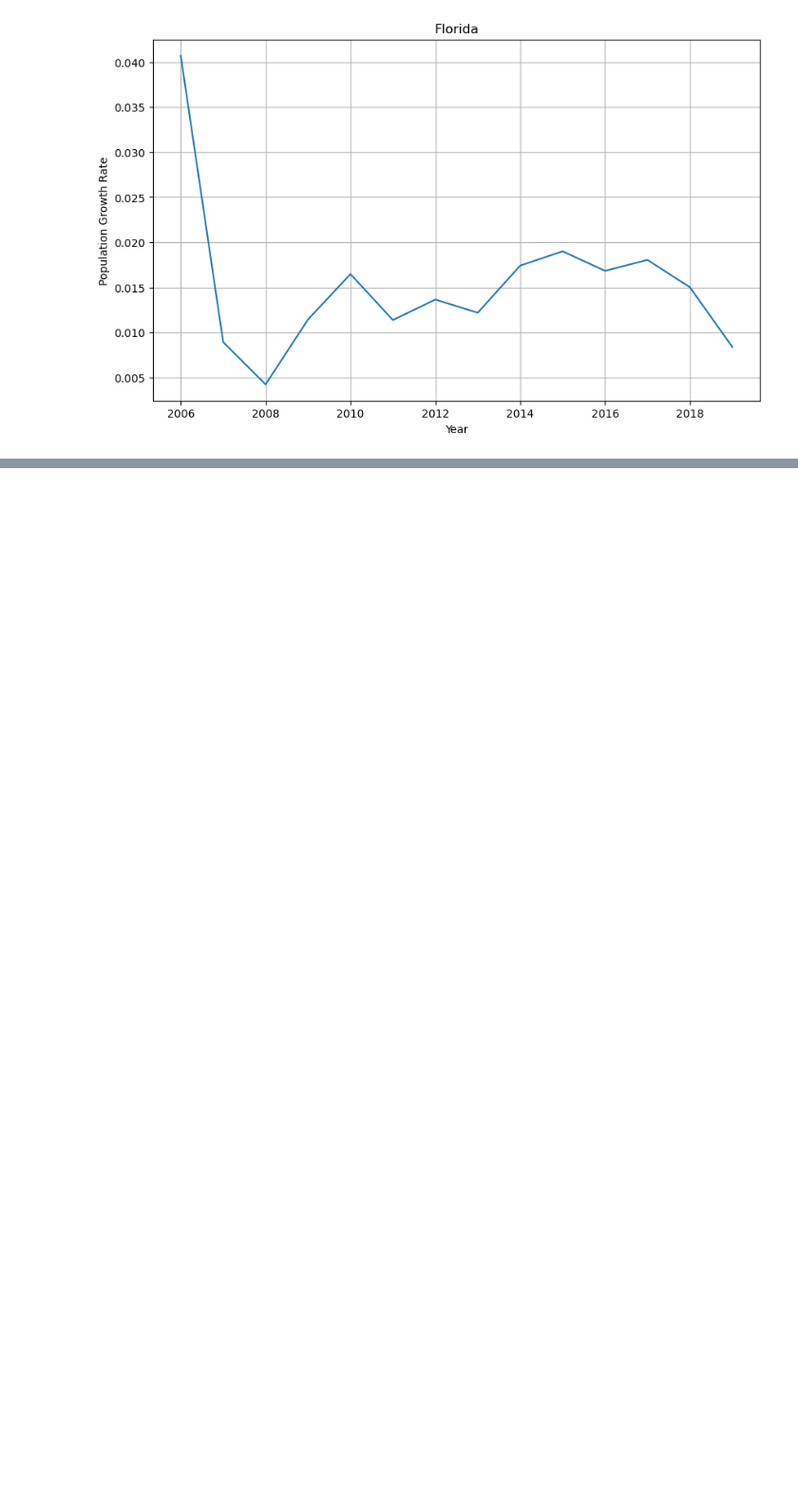
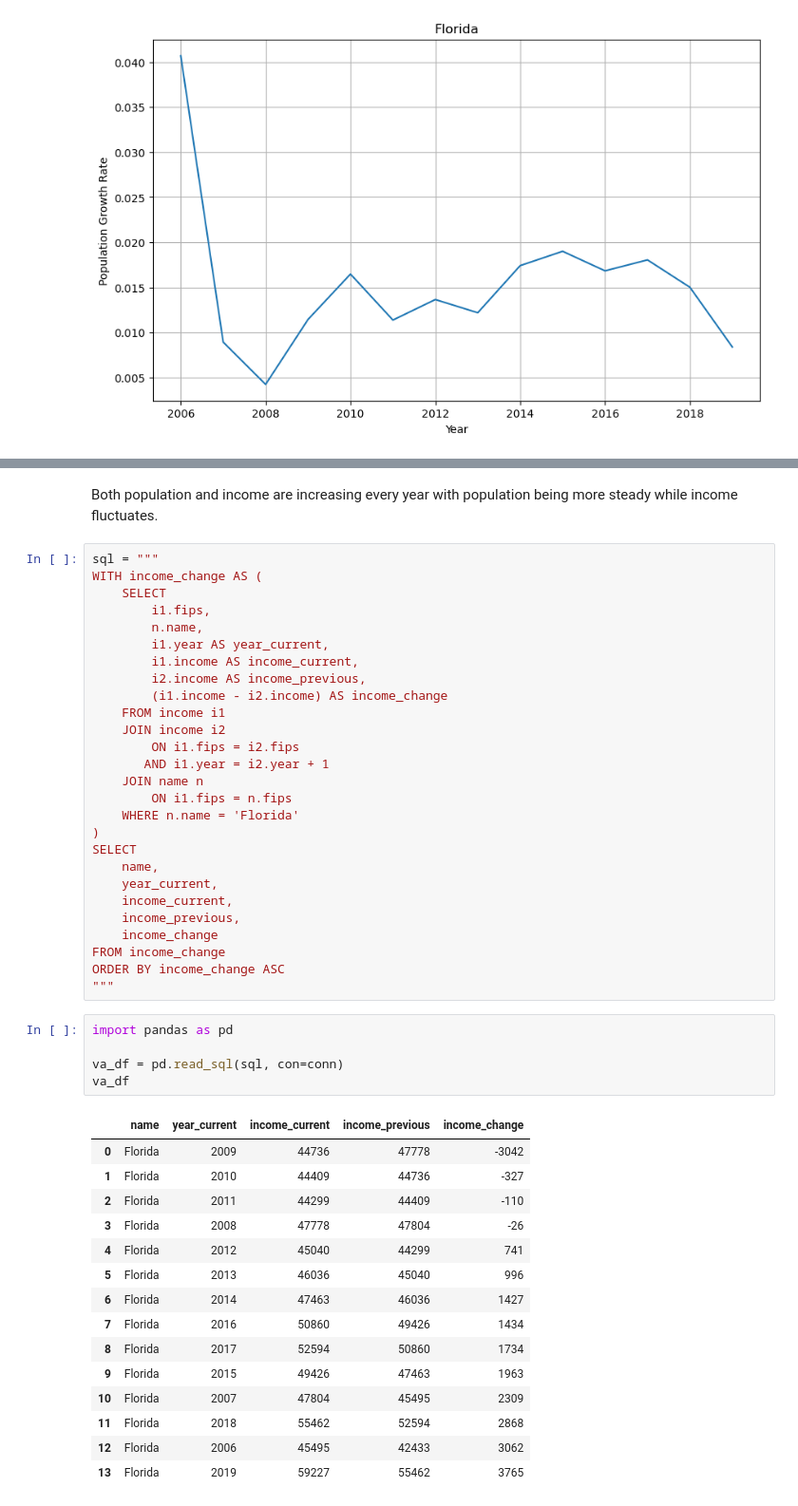
Before and after one commit to King45345/IA-340, a Jupyter notebook: Lab6.ipynb, the cells around one changed output, grey strips where cells are left out. Shown at 95% size. Saved outputs shown, nothing was run; the diff lists cells and outputs as text; blank space fills up the shorter version.

```diff
--- a/Lab6.ipynb
+++ b/Lab6.ipynb
@@ -140,0 +220,50 @@ plt.show()
+# %% [markdown]
+Both population and income are increasing every year with population being more steady while income fluctuates.
+# %%
+sql = """
+WITH income_change AS (
+    SELECT
+        i1.fips,
+        n.name,
+        i1.year AS year_current,
+        i1.income AS income_current,
+        i2.income AS income_previous,
+        (i1.income - i2.income) AS income_change
+    FROM income i1
+    JOIN income i2
+        ON i1.fips = i2.fips
+       AND i1.year = i2.year + 1
+    JOIN name n
+        ON i1.fips = n.fips
+    WHERE n.name = 'Florida'
+)
+SELECT
+    name,
+    year_current,
+    income_current,
+    income_previous,
+    income_change
+FROM income_change
+ORDER BY income_change ASC
+"""
+# %%
+import pandas as pd
+
+va_df = pd.read_sql(sql, con=conn)
+va_df
+# %% [output]
+|  | name | year_current | income_current | income_previous | income_change |
+| 0 | Florida | 2009 | 44736 | 47778 | -3042 |
+| 1 | Florida | 2010 | 44409 | 44736 | -327 |
+| 2 | Florida | 2011 | 44299 | 44409 | -110 |
+| 3 | Florida | 2008 | 47778 | 47804 | -26 |
+| 4 | Florida | 2012 | 45040 | 44299 | 741 |
+| 5 | Florida | 2013 | 46036 | 45040 | 996 |
+| 6 | Florida | 2014 | 47463 | 46036 | 1427 |
+| 7 | Florida | 2016 | 50860 | 49426 | 1434 |
+| 8 | Florida | 2017 | 52594 | 50860 | 1734 |
+| 9 | Florida | 2015 | 49426 | 47463 | 1963 |
+| 10 | Florida | 2007 | 47804 | 45495 | 2309 |
+| 11 | Florida | 2018 | 55462 | 52594 | 2868 |
+| 12 | Florida | 2006 | 45495 | 42433 | 3062 |
+| 13 | Florida | 2019 | 59227 | 55462 | 3765 |
```
Also changed, not shown: parts of 9 cells of this notebook.
